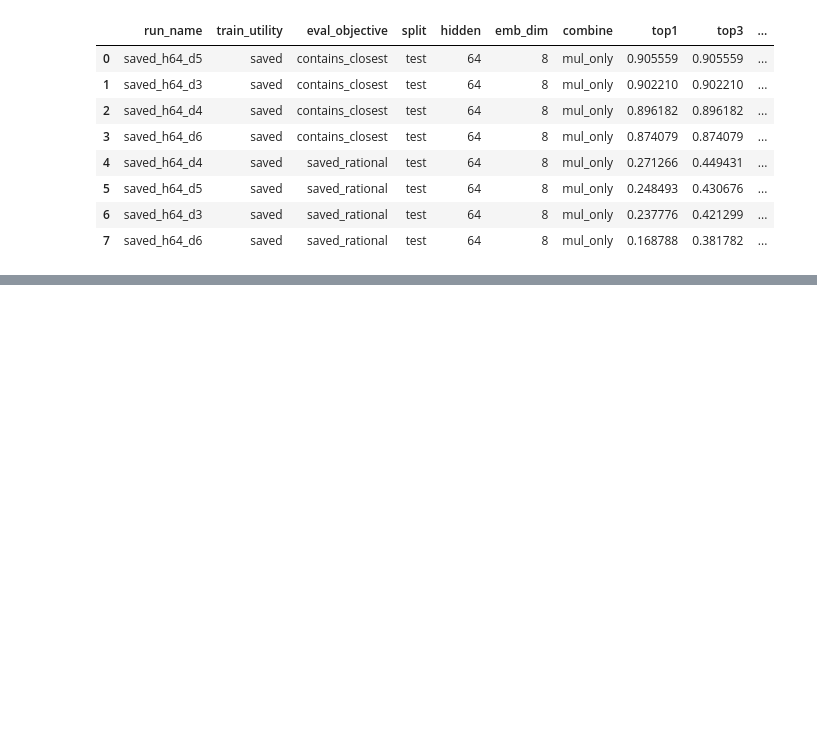
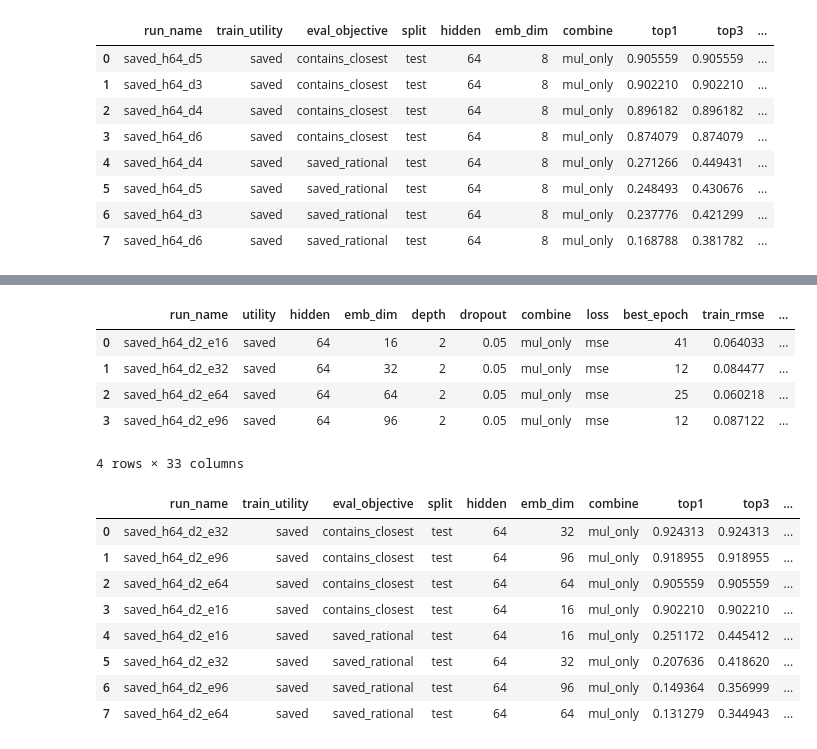
Before and after one commit to kaanbkalayci/TwoTowerSensorRec, a Jupyter notebook: notebooks/02_two_tower_model.ipynb, the cells around one changed output, grey strips where cells are left out. Cells and saved outputs as stored; diff of their text form; code cells hidden in the pictures; blank space fills up the shorter version.

```diff
--- a/notebooks/02_two_tower_model.ipynb
+++ b/notebooks/02_two_tower_model.ipynb
@@ -462,0 +482,39 @@ display(embedding_sweep_test_df)
+# %%
+SAVED_OBJECTIVES = [
+    {"name": "saved_rational", "utility_name": "saved", "utility_kwargs": {}},
+    {"name": "contains_closest", "utility_name": "closest_binary", "utility_kwargs": {}},
+]
+
+embedding_sweep_own_df = summarize_results(embedding_sweep_results)
+embedding_sweep_eval_df = compare_on_common_objectives(
+    embedding_sweep_results,
+    SAVED_OBJECTIVES,
+)
+
+embedding_sweep_test_df = (
+    embedding_sweep_eval_df[embedding_sweep_eval_df["split"].eq("test")]
+    .sort_values(
+        ["eval_objective", "top1", "top3", "mean_rank", "avg_norm_regret"],
+        ascending=[True, False, False, True, True],
+    )
+    .reset_index(drop=True)
+)
+
+display(embedding_sweep_own_df)
+display(embedding_sweep_test_df)
+# %% [output]
+|  | run_name | utility | hidden | emb_dim | depth | dropout | combine | loss | best_epoch | train_rmse | ... |
+| 0 | saved_h64_d2_e16 | saved | 64 | 16 | 2 | 0.05 | mul_only | mse | 41 | 0.064033 | ... |
+| 1 | saved_h64_d2_e32 | saved | 64 | 32 | 2 | 0.05 | mul_only | mse | 12 | 0.084477 | ... |
+| 2 | saved_h64_d2_e64 | saved | 64 | 64 | 2 | 0.05 | mul_only | mse | 25 | 0.060218 | ... |
+| 3 | saved_h64_d2_e96 | saved | 64 | 96 | 2 | 0.05 | mul_only | mse | 12 | 0.087122 | ... |
+4 rows × 33 columns
+|  | run_name | train_utility | eval_objective | split | hidden | emb_dim | combine | top1 | top3 | ... |
+| 0 | saved_h64_d2_e32 | saved | contains_closest | test | 64 | 32 | mul_only | 0.924313 | 0.924313 | ... |
+| 1 | saved_h64_d2_e96 | saved | contains_closest | test | 64 | 96 | mul_only | 0.918955 | 0.918955 | ... |
+| 2 | saved_h64_d2_e64 | saved | contains_closest | test | 64 | 64 | mul_only | 0.905559 | 0.905559 | ... |
+| 3 | saved_h64_d2_e16 | saved | contains_closest | test | 64 | 16 | mul_only | 0.902210 | 0.902210 | ... |
+| 4 | saved_h64_d2_e16 | saved | saved_rational | test | 64 | 16 | mul_only | 0.251172 | 0.445412 | ... |
+| 5 | saved_h64_d2_e32 | saved | saved_rational | test | 64 | 32 | mul_only | 0.207636 | 0.418620 | ... |
+| 6 | saved_h64_d2_e96 | saved | saved_rational | test | 64 | 96 | mul_only | 0.149364 | 0.356999 | ... |
+| 7 | saved_h64_d2_e64 | saved | saved_rational | test | 64 | 64 | mul_only | 0.131279 | 0.344943 | ... |
```
Also changed, not shown: parts of 3 cells of this notebook, 12 other files.
